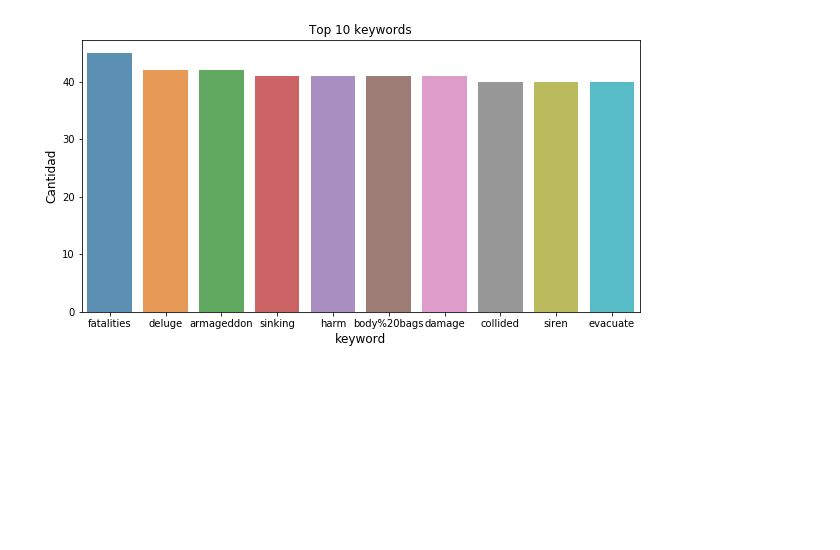
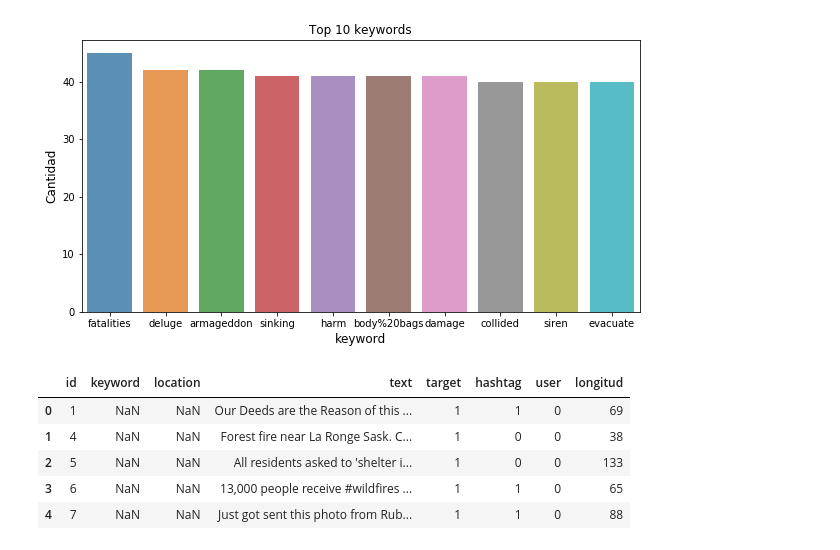
Before and after one commit to SergioCalvani/75.06-Datos-TP1-2020, a Jupyter notebook: Analisis exploratorio - Anto.ipynb, the cells around one changed output. Drawn from its saved outputs; the diff is of its cells as text; code cells hidden in the pictures; blank space fills up the shorter version.

```diff
--- a/Analisis exploratorio - Anto.ipynb
+++ b/Analisis exploratorio - Anto.ipynb
@@ -56,3 +79,18 @@ plt.xlabel('keyword', fontsize=12)
 plt.show()
 # %% [output]
 [figure]
+# %%
+hashtag_pattern = re.compile(r'(^|\s+)(#)\w+') # busca hastags
+user_mention_pattern = re.compile(r'(^|\s+)(@)\w+') # busca menciones de usuarios
+# %%
+tweets['hashtag'] = tweets['text'].str.contains(hashtag_pattern) * 1
+tweets['user'] = tweets['text'].str.contains(user_mention_pattern) * 1
+tweets['longitud'] = tweets['text'].str.len()
+tweets.head()
+# %% [output]
+|  | id | keyword | location | text | target | hashtag | user | longitud |
+| 0 | 1 | NaN | NaN | Our Deeds are the Reason of this ... | 1 | 1 | 0 | 69 |
+| 1 | 4 | NaN | NaN | Forest fire near La Ronge Sask. C... | 1 | 0 | 0 | 38 |
+| 2 | 5 | NaN | NaN | All residents asked to 'shelter i... | 1 | 0 | 0 | 133 |
+| 3 | 6 | NaN | NaN | 13,000 people receive #wildfires ... | 1 | 1 | 0 | 65 |
+| 4 | 7 | NaN | NaN | Just got sent this photo from Rub... | 1 | 1 | 0 | 88 |
```
Also changed, not shown: parts of 12 cells of this notebook.
